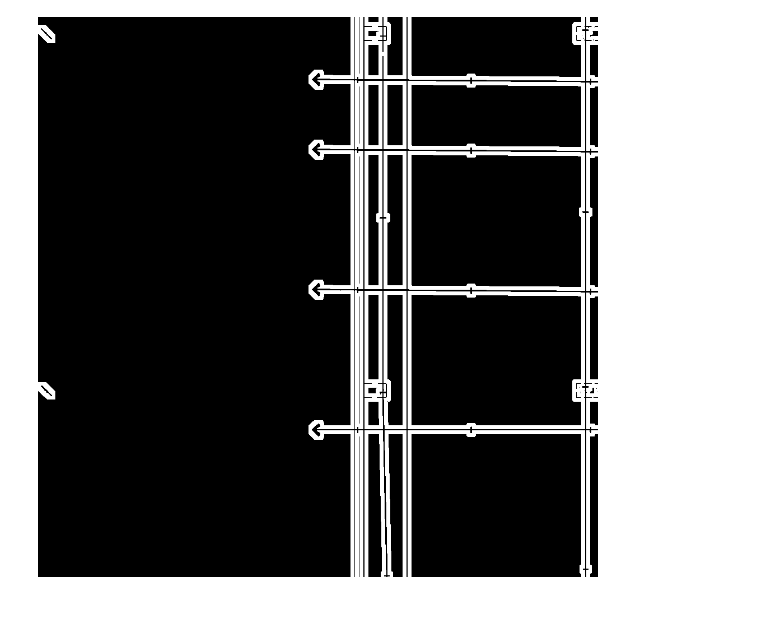
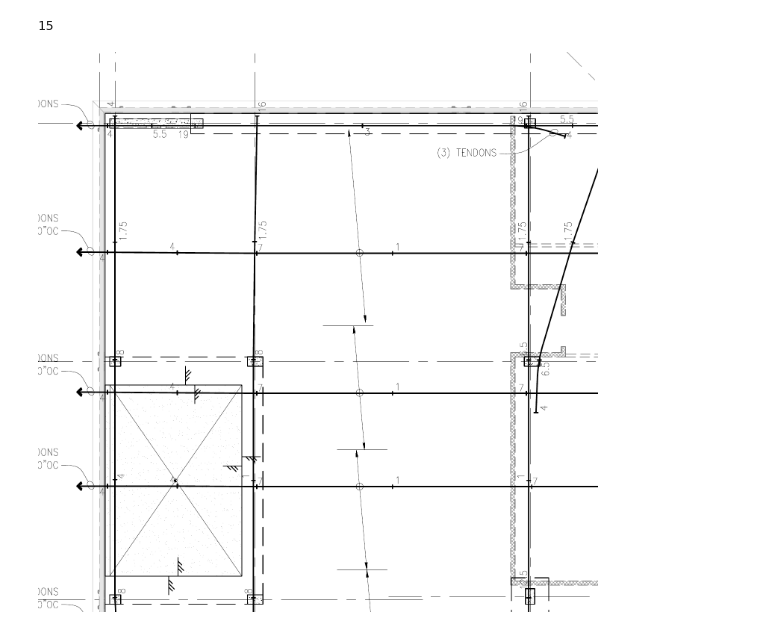
Before and after one commit to mostafa-netizen/Sadidul-Islam-Analysis, a Jupyter notebook: analysis/horizontal-lines.ipynb, the cells around one changed output. Cells and saved outputs as stored; diff of their text form; code cells hidden in the pictures.

Commit message:
Horizontal line fixed

```diff
--- a/analysis/horizontal-lines.ipynb
+++ b/analysis/horizontal-lines.ipynb
@@ -1,25 +1,17 @@
 # %%
+from ocr.line_detector import tile_image
 import numpy as np
 from PIL import Image
 import cv2
 
 img = cv2.imread("/home/sadid/PycharmProjects/sgs-drawing-analysis/data/original.png")
 height, width = img.shape[:2]
+tiles = tile_image(img)
 
-tile = img[2000:3000, 2000:3000].copy()
-
-gray = cv2.cvtColor(tile, cv2.COLOR_BGR2GRAY)
-ret, thresh = cv2.threshold(gray, 120, 255, cv2.THRESH_BINARY_INV)
-kernel = np.ones((2, 2), np.uint8)
-erode = cv2.erode(thresh, kernel)
-
-bw = cv2.adaptiveThreshold(
-    erode, 255,
-    cv2.ADAPTIVE_THRESH_MEAN_C,
-    cv2.THRESH_BINARY_INV,
-    15, 3
-)
-
-Image.fromarray(bw)
+# tile = img[1000:2000, 2500:4000].copy()
+tile = tiles[7][0].copy()
+print(len(tiles))
+Image.fromarray(tile)
 # %% [output]
+15
-[figure, old version]
+[figure, new version]
```
Also changed, not shown: parts of 6 cells of this notebook, 3 other files.
